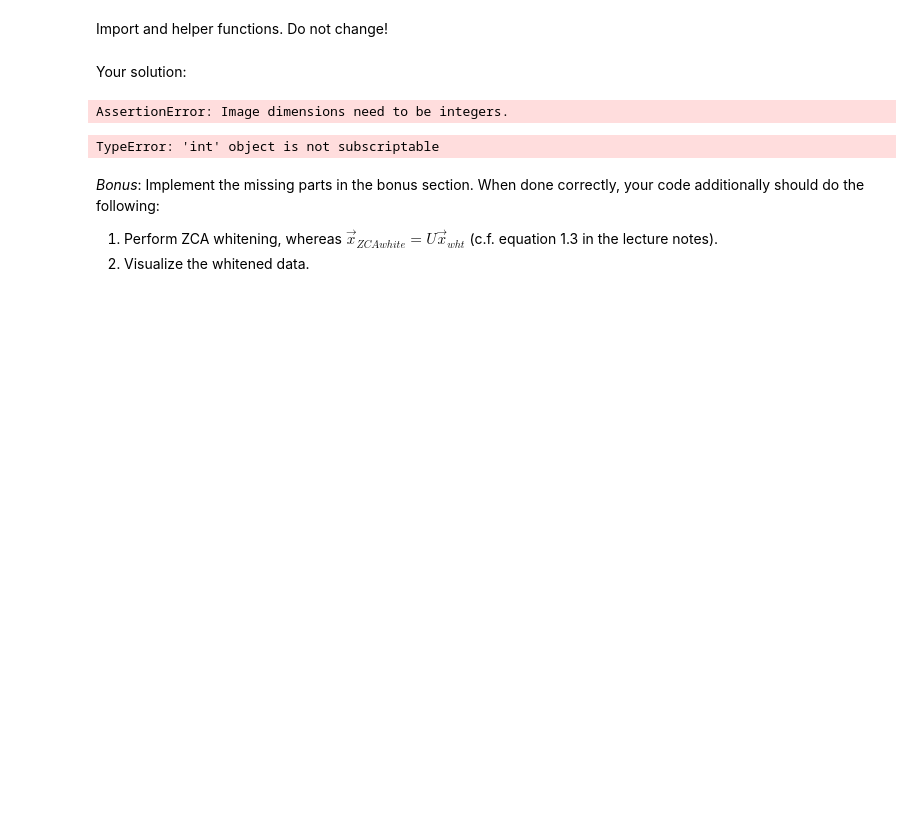
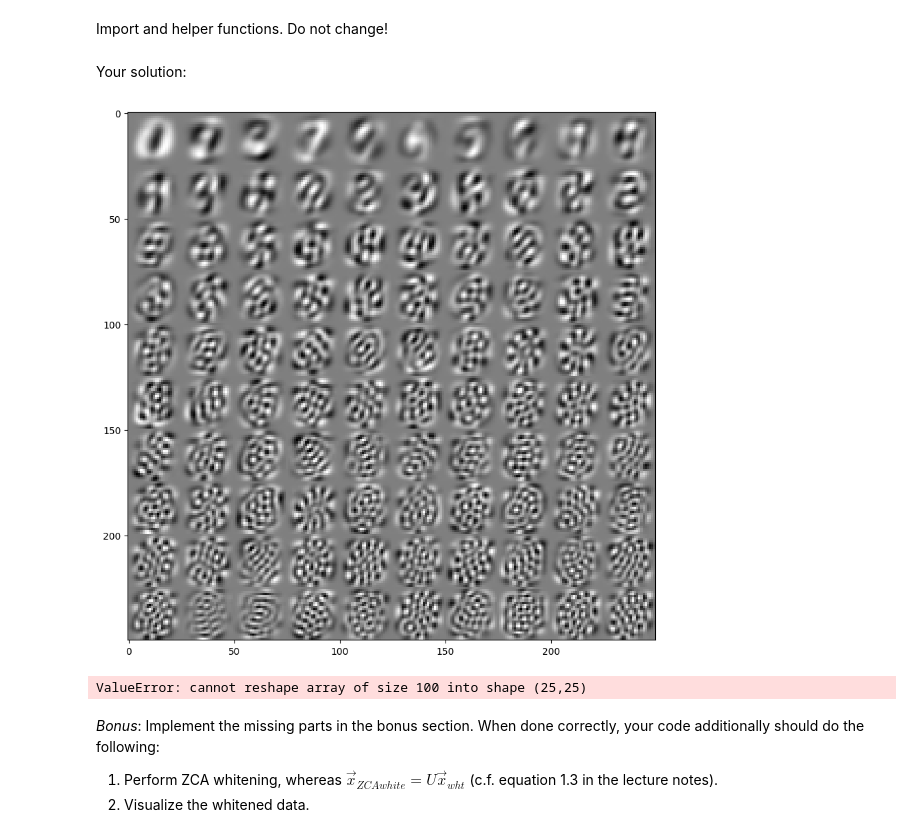
Before and after one commit to kawserahmad/ml-26, a Jupyter notebook: exercise_1.ipynb, the cells around one changed output. Cells and saved outputs as stored; diff of their text form; code cells hidden in the pictures; blank space fills up the shorter version.

```diff
--- a/exercise_1.ipynb
+++ b/exercise_1.ipynb
@@ -138,7 +138,9 @@ patch_size = 25
 n_basis = 100
 
 # TODO method : string describing whether to perform pca, ica, or sc
-method = 'PCA'
+#method = 'pca'
+method = 'ica'
+#method = 'sc'
 
 # TODO n_iterations : number of iterations (only for sparse coding)
 n_iterations = -1
@@ -149,41 +151,60 @@ SC_LOAD_DICTIONARY = False
 
 # TODO load dataset
 loaded_data = np.load(dataset)
 data = loaded_data['data']
 
 # TODO convert data to floating point (double precision)
 data = data.astype(np.float64)
 
 # TODO get number of images (observations) and number of pixels (features)
 n_images, n_pixels = data.shape
 
 
 # TODO get height and width of the images
 img_height = int(np.sqrt(n_pixels))
 img_width = int(np.sqrt(n_pixels))
 assert isinstance(img_height, int) and isinstance(img_width, int), "Image dimensions need to be integers."
 
 # TODO enforce mean-free data vectors
-mean_free_data = -1
+mean_free_data = data - np.mean(data, axis=0)
 
 # TODO draw random patches from data.
-patches = -1
+patches = random_patches(
+    mean_free_data,
+    img_height,
+    img_width,
+    n_patches,
+    patch_size
+)
+
 
 # TODO perform the chosen unsupervised method on the drawn patches
 if method == 'pca':
-    basis = -1
+    pca = PCA(n_components=n_basis)
+    pca.fit(patches)
+    basis = pca.components_
 elif method == 'ica':
-    basis = -1
+    ica = FastICA(n_components=n_basis)
+    ica.fit(patches)
+    basis = ica.mixing_.T
 elif method == 'sc':
     if SC_LOAD_DICTIONARY:
-        basis = -1
+        basis = np.load('data/sc_basis.npy')
     else:
-        basis = -1
+        sc = DictionaryLearning(
+            n_components=n_basis,
+            max_iter=n_iterations,
+            n_jobs=-1,
+            verbose=True
+        )
+        sc.fit(patches)
+        basis = sc.components_
+
 
 # TODO show the new set of basis vectors (only the first n_basis)
-#show_in_grid(basis[:n_basis], patch_size, patch_size)
+show_in_grid(basis[:n_basis], patch_size, patch_size)
 # %% [output]
-AssertionError: Image dimensions need to be integers.
+[figure, added]
 # %%
 # RECONSTRUCTION
 ## Use different subsets of the new basis vectors to reconstruct a random patch
@@ -234,7 +255,7 @@ reconstructions = np.stack(reconstructions)
 # TODO show the reconstructed patch
 show_in_grid(reconstructions, patch_size, patch_size)
 # %% [output]
-TypeError: 'int' object is not subscriptable
+ValueError: cannot reshape array of size 100 into shape (25,25)
 # %% [markdown]
 *Bonus*: Implement the missing parts in the bonus section. When done correctly, your code additionally should do the following:
 1. Perform ZCA whitening, whereas $\vec{x}_{ZCAwhite}=U\vec{x}_{wht}$ (c.f. equation 1.3 in the lecture notes).
```
